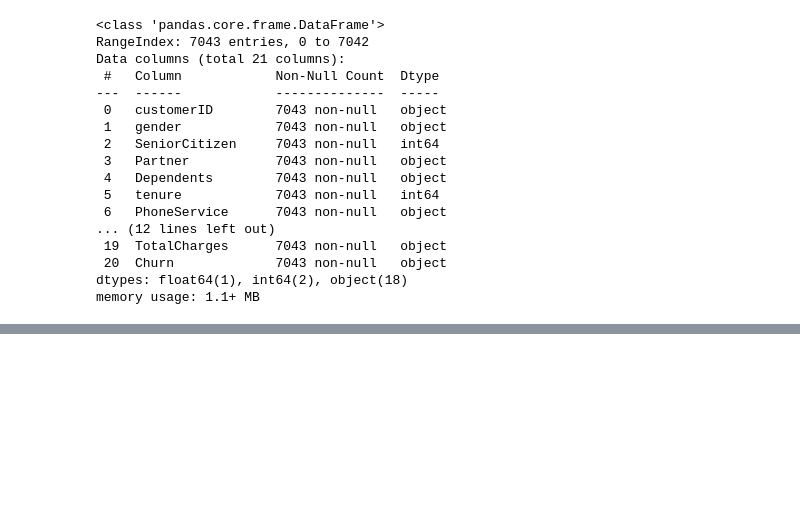
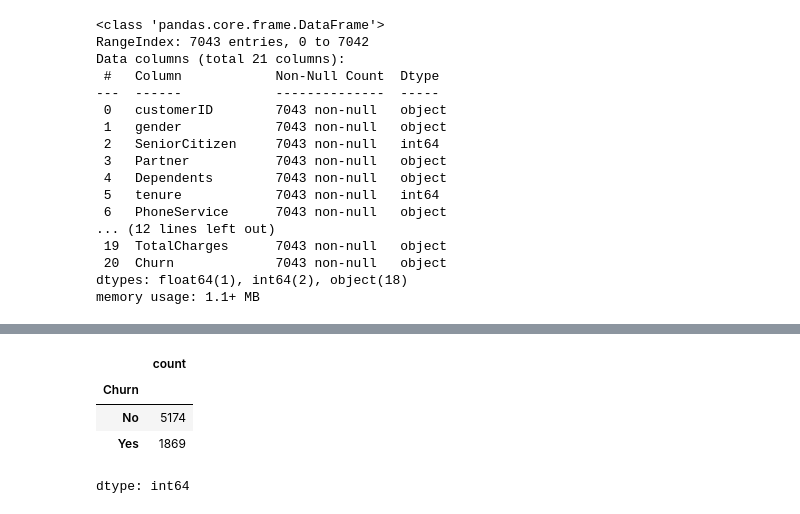
Before and after one commit to Naduli48/Telco_customer_churn_prediction, a Jupyter notebook: Telco_customer_churn_prediction.ipynb, the cells around one changed output, grey strips where cells are left out. Saved outputs shown, nothing was run; the diff lists cells and outputs as text; code cells hidden in the pictures; blank space fills up the shorter version.

```diff
--- a/Telco_customer_churn_prediction.ipynb
+++ b/Telco_customer_churn_prediction.ipynb
@@ -48,0 +61,8 @@ memory usage: 1.1+ MB
+# %%
+df['Churn'].value_counts()
+# %% [output]
+|  | count |
+| Churn |  |
+| No | 5174 |
+| Yes | 1869 |
+dtype: int64
```
Also changed, not shown: parts of 1 cell of this notebook.
